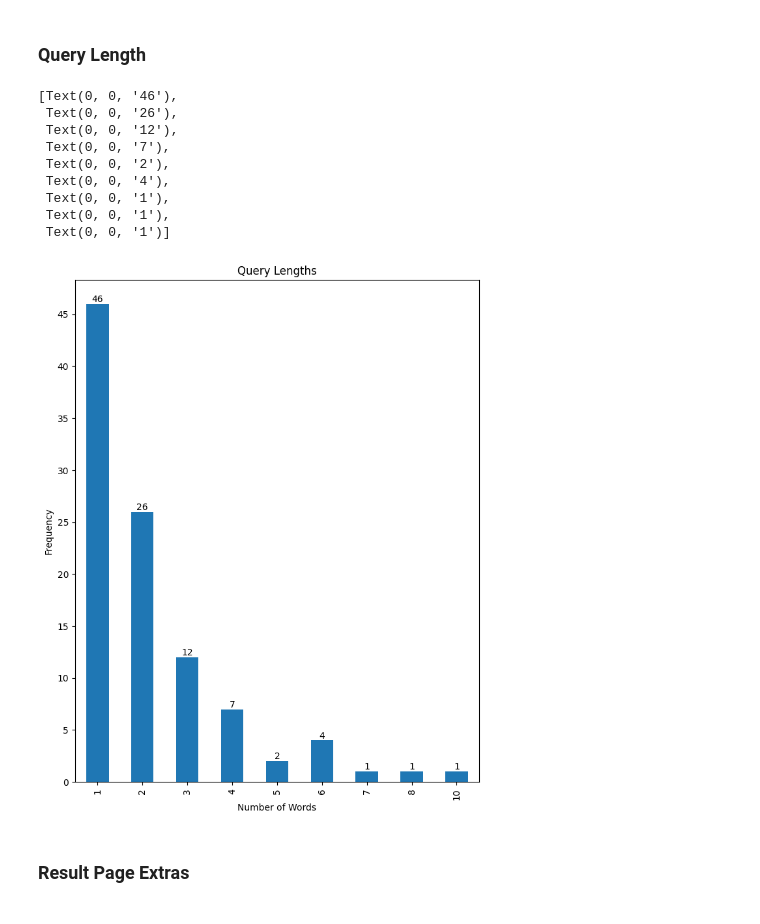
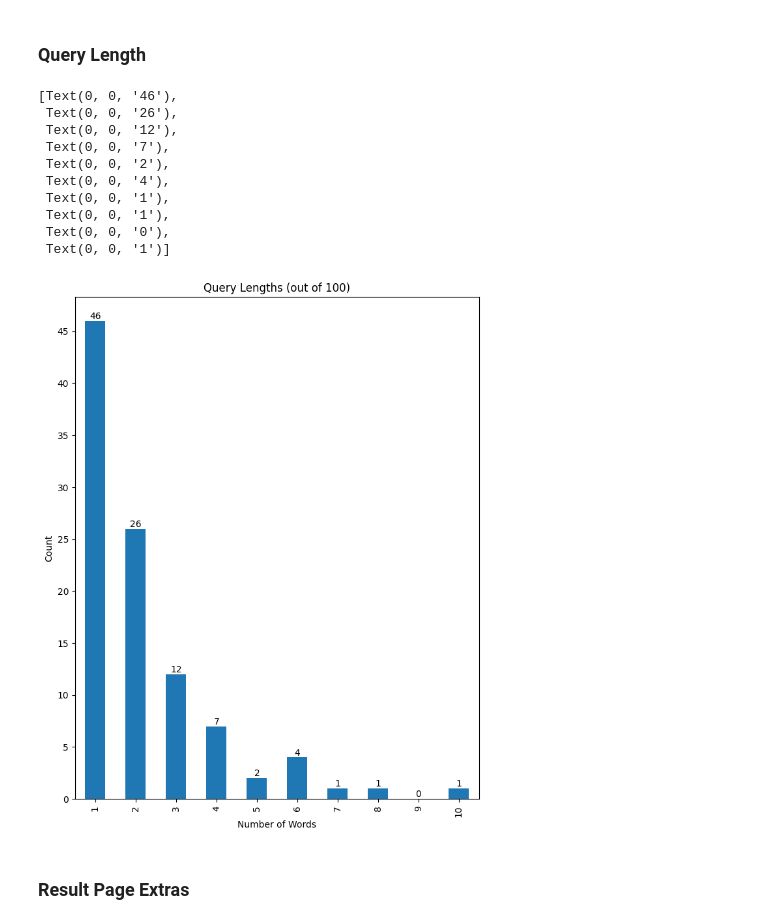
Before and after one commit to SlimZoeken/100queries, a Jupyter notebook: notebooks/analysis.ipynb, the cells around one changed output. Cells and saved outputs as stored; diff of their text form; code cells hidden in the pictures.

```diff
--- a/notebooks/analysis.ipynb
+++ b/notebooks/analysis.ipynb
@@ -452,33 +462,30 @@ ax.bar_label(ax.containers[0])
 # %% [markdown]
 ### Query Length
 # %%
-ax = (
-    queries["Query"]
-    .str.split(" ")
-    .str.len()
-    .value_counts()
-    .sort_index()
-    .plot(
-        kind="bar",
-        title="Query Lengths",
-        ylabel="Frequency",
-        xlabel="Number of Words",
-        figsize=(8, 10),
-        yticks=range(0, 50, 5),
-    )
+lengths = queries["Query"].str.split(" ").str.len().value_counts()
+values = range(1, lengths.index.max() + 1)
+
+ax = lengths.reindex(values, fill_value=0).plot(
+    kind="bar",
+    title=f"Query Lengths (out of {len(queries)})",
+    ylabel="Count",
+    xlabel="Number of Words",
+    figsize=(8, 10),
+    yticks=range(0, 50, 5),
 )
 ax.bar_label(ax.containers[0])
 # %% [output]
 [Text(0, 0, '46'),
  Text(0, 0, '26'),
  Text(0, 0, '12'),
  Text(0, 0, '7'),
  Text(0, 0, '2'),
  Text(0, 0, '4'),
  Text(0, 0, '1'),
  Text(0, 0, '1'),
+ Text(0, 0, '0'),
  Text(0, 0, '1')]
-[figure, old version]
+[figure, new version]
 # %% [markdown]
 ### Result Page Extras
 # %%
```
Also changed, not shown: parts of 9 cells of this notebook.
